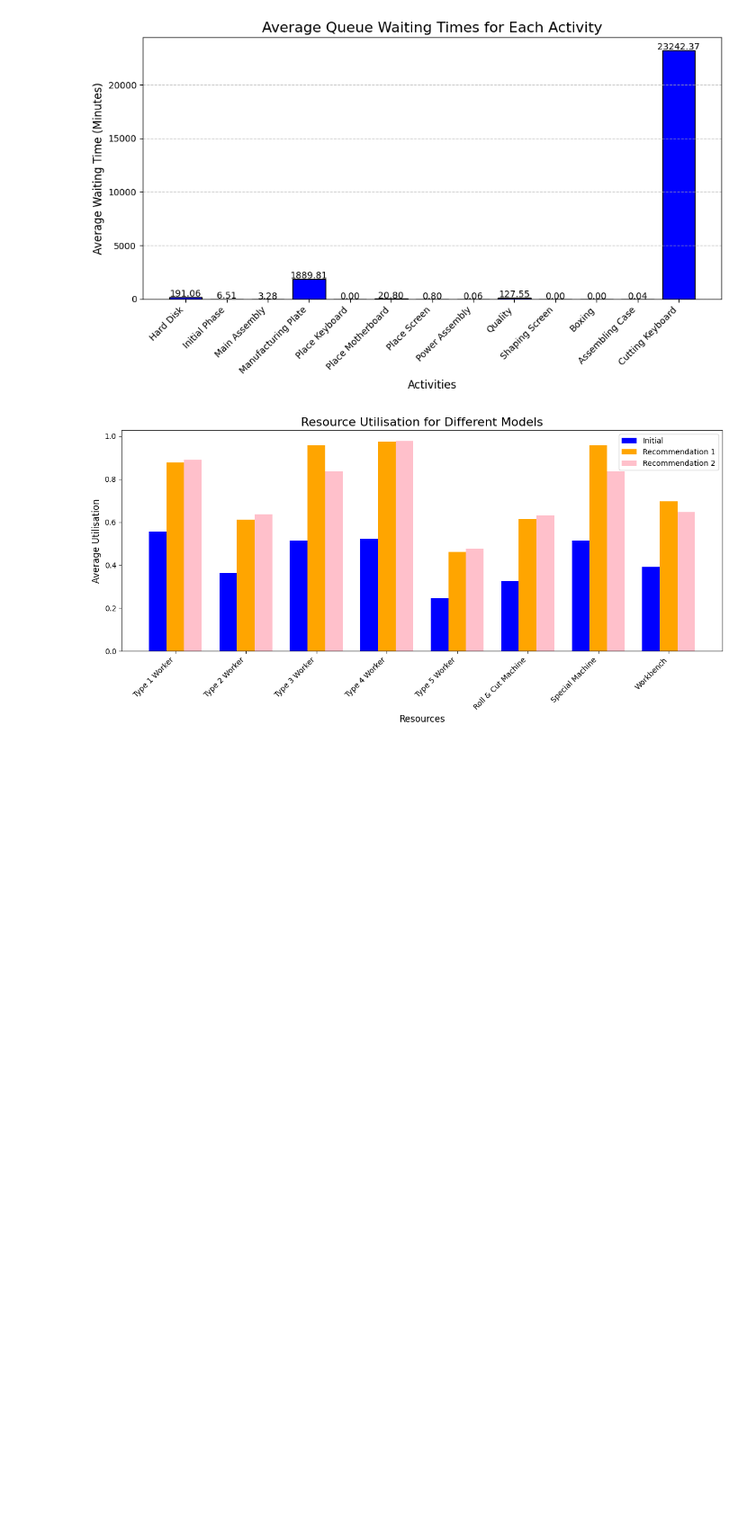
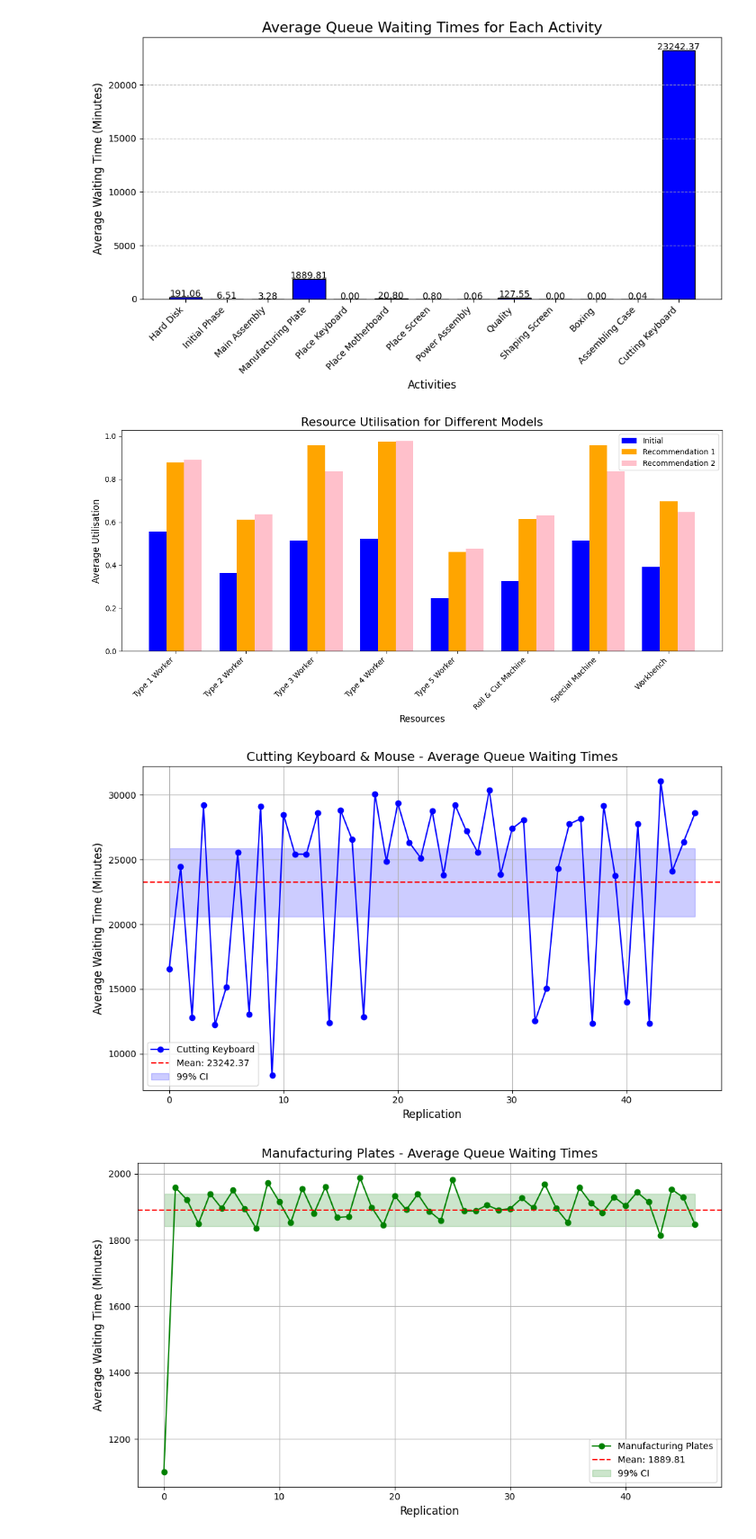
Before and after one commit to LaurenJE/Practice, a Jupyter notebook: code.ipynb, the cells around one changed output. Shown at 90% size. Drawn from its saved outputs; the diff is of its cells as text; code cells hidden in the pictures; blank space fills up the shorter version.

```diff
--- a/code.ipynb
+++ b/code.ipynb
@@ -558,0 +590,69 @@ plt.show()
+# %%
+import matplotlib.pyplot as plt
+import numpy as np
+import scipy.stats as stats
+
+# Function to calculate the mean, standard error (SE), and confidence interval (CI)
+def calc_ci(data, confidence_level=0.99):
+    mean_val = np.mean(data)
+    std_dev = np.std(data, ddof=1)  # Sample standard deviation
+    n = len(data)
+    se = std_dev / np.sqrt(n)  # Standard error
+
+    # Calculate the t value for the given confidence level
+    t_value = stats.t.ppf((1 + confidence_level) / 2, df=n-1)
+
+    # Confidence interval
+    ci = t_value * se
+    return mean_val, ci
+
+# For Cutting Keyboard
+mean_ck, ci_ck = calc_ci(cutting_keyboard)
+
+# Create a figure for Cutting Keyboard
+plt.figure(figsize=(10, 6))
+plt.plot(cutting_keyboard, label='Cutting Keyboard', color='blue', linestyle='-', marker='o')
+plt.axhline(mean_ck, color='red', linestyle='--', label=f'Mean: {mean_ck:.2f}')
+plt.fill_between(range(len(cutting_keyboard)), mean_ck - ci_ck, mean_ck + ci_ck, color='blue', alpha=0.2, label=f'99% CI')
+plt.title('Cutting Keyboard & Mouse - Average Queue Waiting Times', fontsize=14)
+plt.xlabel('Replication', fontsize=12)
+plt.ylabel('Average Waiting Time (Minutes)', fontsize=12)
+plt.grid(True)
+plt.legend()
+plt.tight_layout()
+plt.show()
+
+# For Manufacturing Plates
+mean_mp, ci_mp = calc_ci(manufacturing_plates)
+
+# Create a figure for Manufacturing Plates
+plt.figure(figsize=(10, 6))
+plt.plot(manufacturing_plates, label='Manufacturing Plates', color='green', linestyle='-', marker='o')
+plt.axhline(mean_mp, color='red', linestyle='--', label=f'Mean: {mean_mp:.2f}')
+plt.fill_between(range(len(manufacturing_plates)), mean_mp - ci_mp, mean_mp + ci_mp, color='green', alpha=0.2, label=f'99% CI')
+plt.title('Manufacturing Plates - Average Queue Waiting Times', fontsize=14)
+plt.xlabel('Replication', fontsize=12)
+plt.ylabel('Average Waiting Time (Minutes)', fontsize=12)
+plt.grid(True)
+plt.legend()
+plt.tight_layout()
+plt.show()
+
+# For Hard Disk
+mean_hd, ci_hd = calc_ci(hard_disk)
+
+# Create a figure for Hard Disk
+plt.figure(figsize=(10, 6))
+plt.plot(hard_disk, label='Hard Disk', color='red', linestyle='-', marker='o')
+plt.axhline(mean_hd, color='red', linestyle='--', label=f'Mean: {mean_hd:.2f}')
+plt.fill_between(range(len(hard_disk)), mean_hd - ci_hd, mean_hd + ci_hd, color='red', alpha=0.2, label=f'99% CI')
+plt.title('Hard Disk - Average Queue Waiting Times', fontsize=14)
+plt.xlabel('Replication', fontsize=12)
+plt.ylabel('Average Waiting Time (Minutes)', fontsize=12)
+plt.grid(True)
+plt.legend()
+plt.tight_layout()
+plt.show()
+# %% [output]
+[figure, added]
+[figure, added]
```
Also changed, not shown: parts of 2 cells of this notebook, 3 other files.
